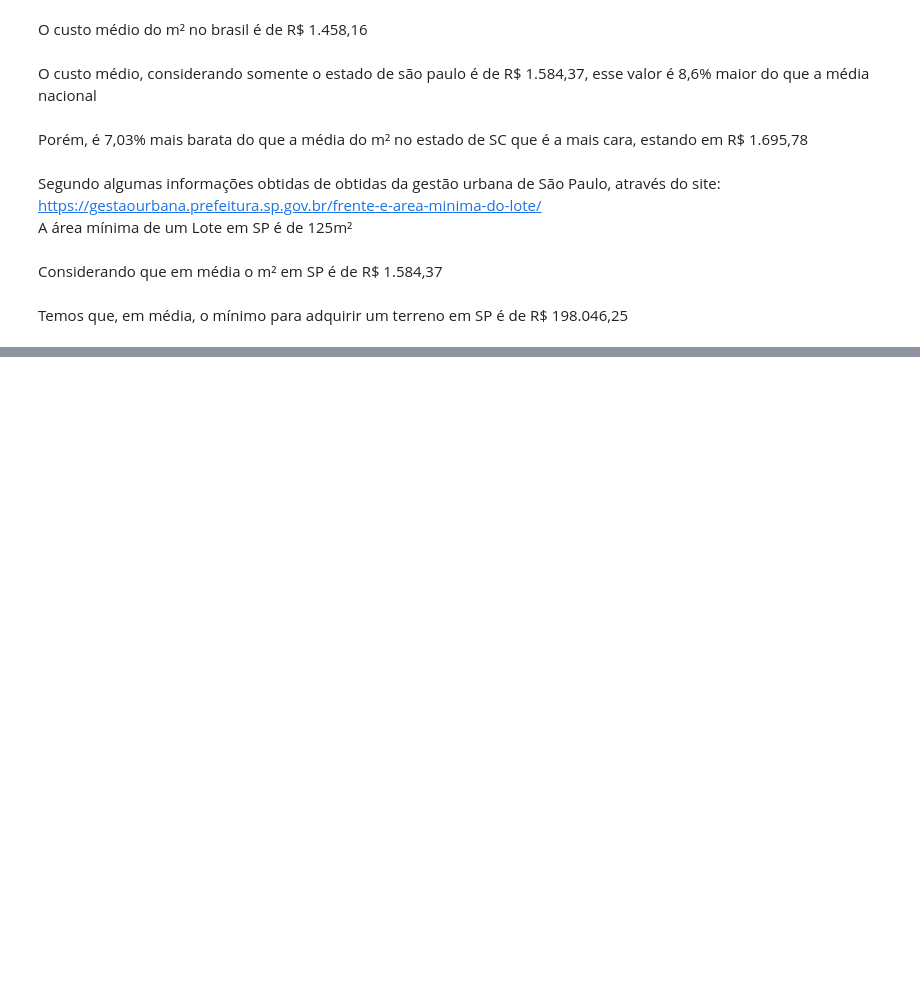
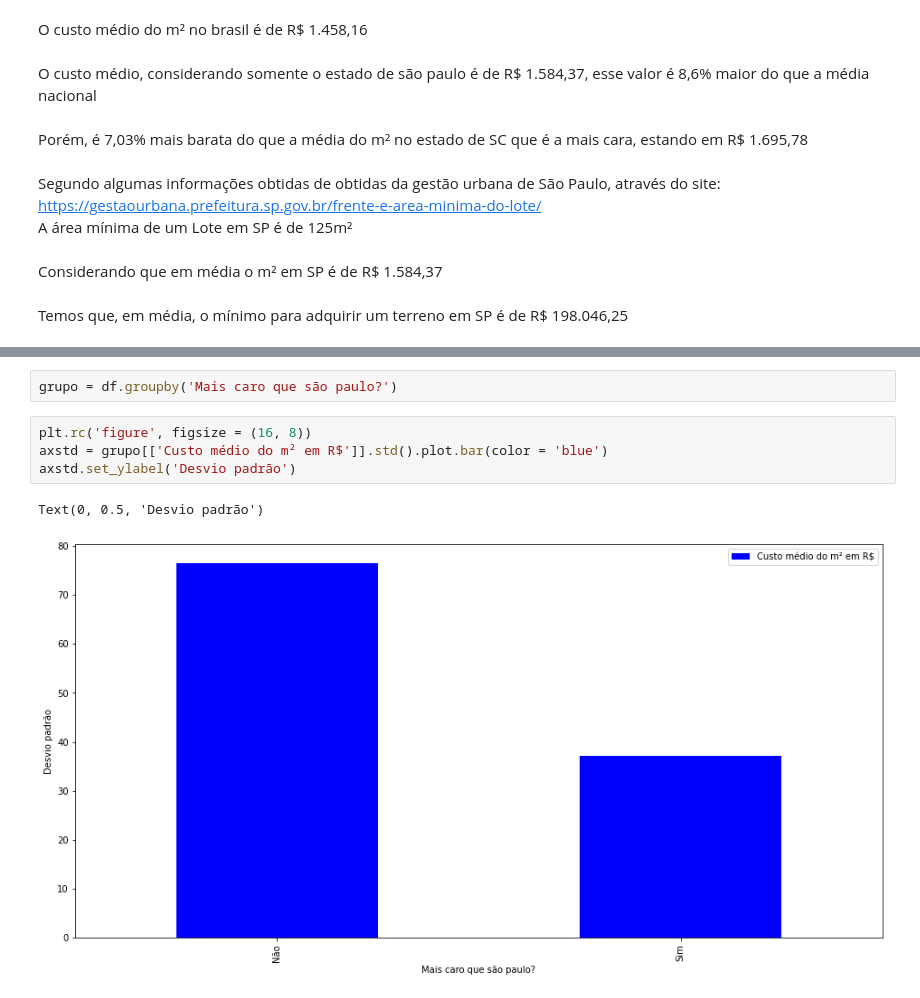
Before and after one commit to Wolfgang-Amadeus-Mozart/Projeto-Ciencia-de-Dados, a Jupyter notebook: Estudo do custo médio do metro quadrado por região no Brasil.ipynb, the cells around one changed output, grey strips where cells are left out. Drawn from its saved outputs; the diff is of its cells as text; blank space fills up the shorter version.

```diff
--- a/Estudo do custo médio do metro quadrado por região no Brasil.ipynb
+++ b/Estudo do custo médio do metro quadrado por região no Brasil.ipynb
@@ -336,0 +359,9 @@ df['Custo médio do m² em R$'].mean()
+# %%
+grupo = df.groupby('Mais caro que são paulo?')
+# %%
+plt.rc('figure', figsize = (16, 8))
+axstd = grupo[['Custo médio do m² em R$']].std().plot.bar(color = 'blue')
+axstd.set_ylabel('Desvio padrão')
+# %% [output]
+Text(0, 0.5, 'Desvio padrão')
+[figure, added]
```
Also changed, not shown: parts of 35 cells of this notebook, 1 other file.
